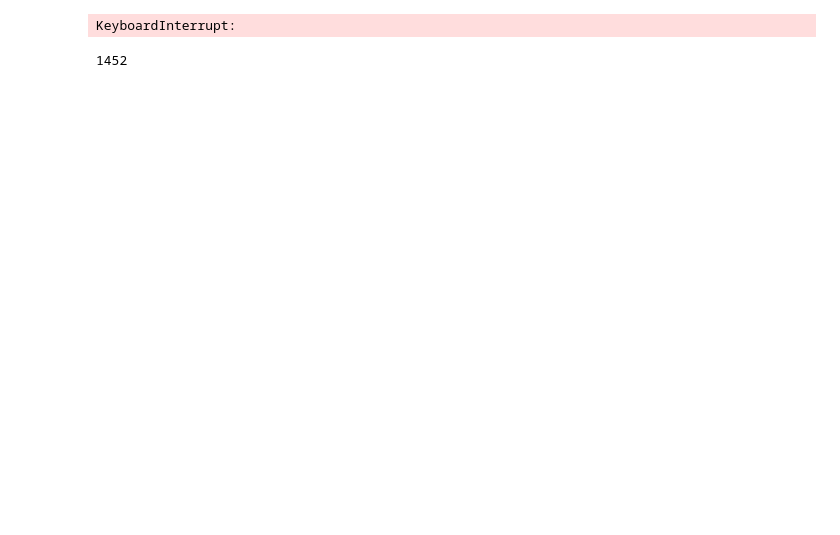
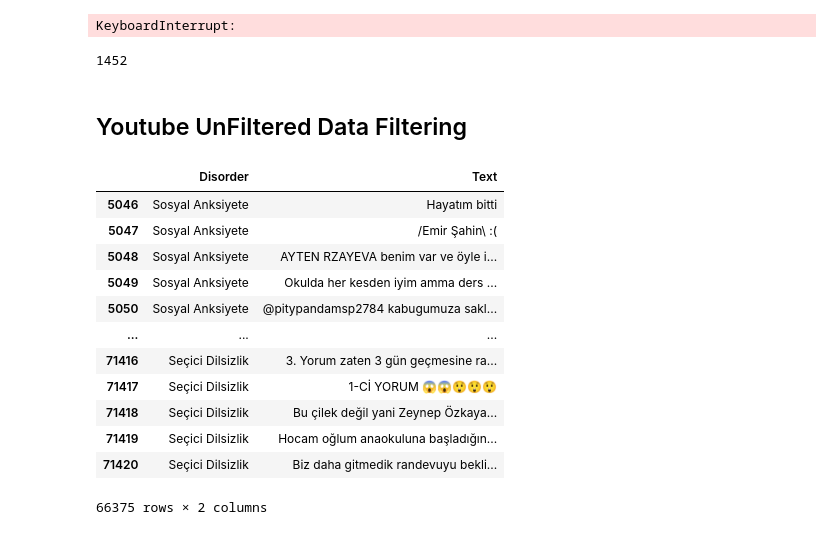
Before and after one commit to Halil3509/TEKNOFEST-Dilbazlar, a Jupyter notebook: Notebooks/Youtube_Scraping.ipynb, the cells around one changed output. Saved outputs shown, nothing was run; the diff lists cells and outputs as text; code cells hidden in the pictures; blank space fills up the shorter version.

Commit message:
Youtube scraping process was newly started

```diff
--- a/Notebooks/Youtube_Scraping.ipynb
+++ b/Notebooks/Youtube_Scraping.ipynb
@@ -186,3 +187,23 @@ merged_data =  pd.concat([youtube_filtered_data, youtube_filtered_data], axis=0)
 len(youtube_filtered_data)
 # %% [output]
 1452
+# %% [markdown]
+## Youtube UnFiltered Data Filtering
+# %%
+youtube_unfiltered_data = youtube_pure_data.iloc[len(youtube_filtered_data):, :]
+# %%
+youtube_unfiltered_data
+# %% [output]
+|  | Disorder | Text |
+| 5046 | Sosyal Anksiyete | Hayatım bitti |
+| 5047 | Sosyal Anksiyete | /Emir Şahin\ :( |
+| 5048 | Sosyal Anksiyete | AYTEN RZAYEVA benim var ve öyle i... |
+| 5049 | Sosyal Anksiyete | Okulda her kesden iyim amma ders ... |
+| 5050 | Sosyal Anksiyete | @pitypandamsp2784 kabugumuza sakl... |
+| ... | ... | ... |
+| 71416 | Seçici Dilsizlik | 3. Yorum zaten 3 gün geçmesine ra... |
+| 71417 | Seçici Dilsizlik | 1-Cİ YORUM 😱😱😲😲😲 |
+| 71418 | Seçici Dilsizlik | Bu çilek değil yani Zeynep Özkaya... |
+| 71419 | Seçici Dilsizlik | Hocam oğlum anaokuluna başladığın... |
+| 71420 | Seçici Dilsizlik | Biz daha gitmedik randevuyu bekli... |
+66375 rows × 2 columns
```
Also changed, not shown: parts of 28 cells of this notebook, 1 other file.
